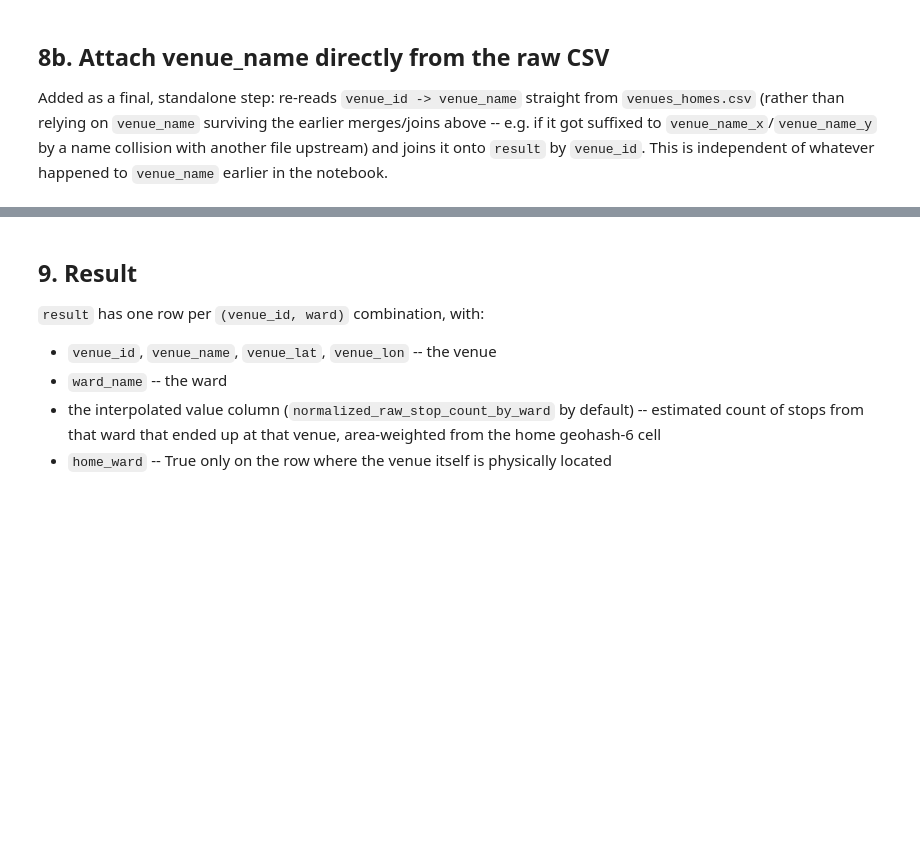
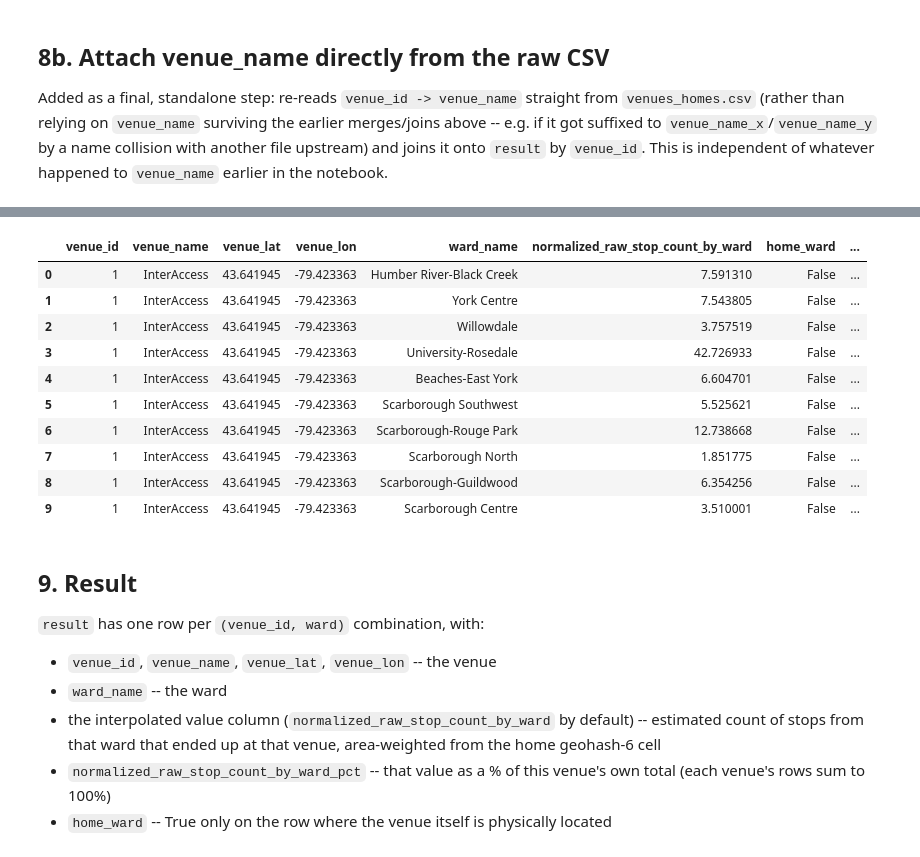
Before and after one commit to schoolofcities/eddit-tac, a Jupyter notebook: analysis/activity/ward_to_venue_activity.ipynb, the cells around one changed output, grey strips where cells are left out. Drawn from its saved outputs; the diff is of its cells as text; code cells hidden in the pictures; blank space fills up the shorter version.

```diff
--- a/analysis/activity/ward_to_venue_activity.ipynb
+++ b/analysis/activity/ward_to_venue_activity.ipynb
@@ -405,3 +498,28 @@ result.head()
+# %%
+PCT_RESULT_COL = f"{RESULT_COL}_pct"
+
+_venue_totals = result.groupby(VENUE_ID_COL)[RESULT_COL].transform("sum")
+result[PCT_RESULT_COL] = (result[RESULT_COL] / _venue_totals).fillna(0.0)
+
+# sanity check: each venue's percentages should sum to 1.0 (or 0.0 if that venue has zero total activity)
+_pct_check = result.groupby(VENUE_ID_COL)[PCT_RESULT_COL].sum()
+_bad = _pct_check[~_pct_check.round(6).isin([0.0, 1.0])]
+if len(_bad):
+    print(f"WARNING: {len(_bad)} venue(s) have per-venue percentages that don't sum to 0 or 1: {_bad.to_dict()}")
+
+result.head(10)
+# %% [output]
+|  | venue_id | venue_name | venue_lat | venue_lon | ward_name | normalized_raw_stop_count_by_ward | home_ward | ... |
+| 0 | 1 | InterAccess | 43.641945 | -79.423363 | Humber River-Black Creek | 7.591310 | False | ... |
+| 1 | 1 | InterAccess | 43.641945 | -79.423363 | York Centre | 7.543805 | False | ... |
+| 2 | 1 | InterAccess | 43.641945 | -79.423363 | Willowdale | 3.757519 | False | ... |
+| 3 | 1 | InterAccess | 43.641945 | -79.423363 | University-Rosedale | 42.726933 | False | ... |
+| 4 | 1 | InterAccess | 43.641945 | -79.423363 | Beaches-East York | 6.604701 | False | ... |
+| 5 | 1 | InterAccess | 43.641945 | -79.423363 | Scarborough Southwest | 5.525621 | False | ... |
+| 6 | 1 | InterAccess | 43.641945 | -79.423363 | Scarborough-Rouge Park | 12.738668 | False | ... |
+| 7 | 1 | InterAccess | 43.641945 | -79.423363 | Scarborough North | 1.851775 | False | ... |
+| 8 | 1 | InterAccess | 43.641945 | -79.423363 | Scarborough-Guildwood | 6.354256 | False | ... |
+| 9 | 1 | InterAccess | 43.641945 | -79.423363 | Scarborough Centre | 3.510001 | False | ... |
 # %% [markdown]
 ## 9. Result
 
@@ -412,6 +530,8 @@ result.head()
 - the interpolated value column (`normalized_raw_stop_count_by_ward` by default) -- estimated
   count of stops from that ward that ended up at that venue, area-weighted from the home
   geohash-6 cell
+- `normalized_raw_stop_count_by_ward_pct` -- that value as a % of this venue's own total
+  (each venue's rows sum to 100%)
 - `home_ward` -- True only on the row where the venue itself is physically located
 # %%
 result.to_csv("../../data/activity/ward_to_venue_activity.csv", index=False)
```
Also changed, not shown: parts of 15 cells of this notebook.
